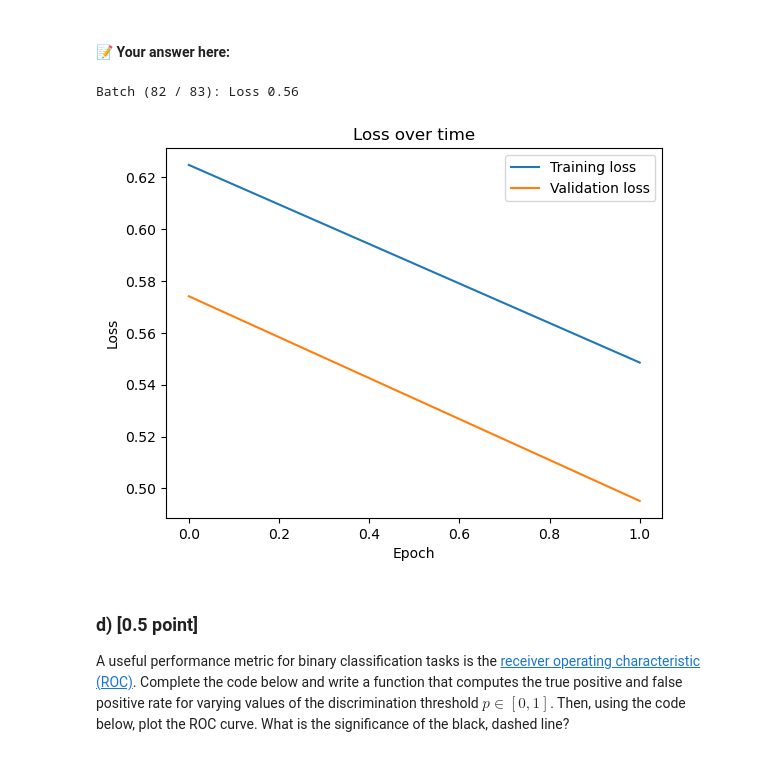
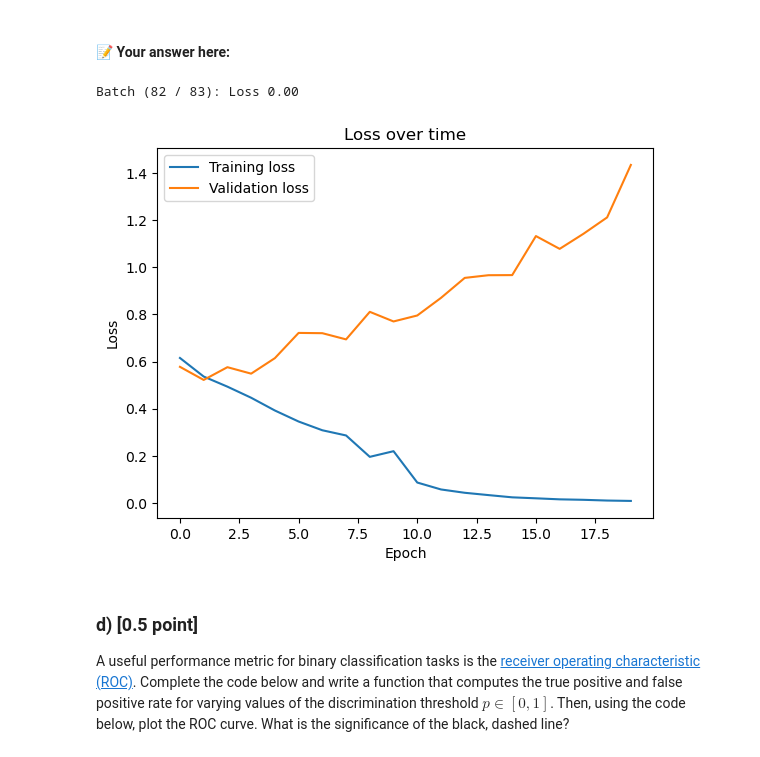
Before and after one commit to maximiliann97/TDA233-Algoritms-ML, a Jupyter notebook: HW3_2023.ipynb, the cells around one changed output. Drawn from its saved outputs; the diff is of its cells as text; code cells hidden in the pictures.

```diff
--- a/HW3_2023.ipynb
+++ b/HW3_2023.ipynb
@@ -781,32 +781,32 @@ Train the neural network for at least 10 epochs, then reduce the learning rate a
 # %%
 import matplotlib.pyplot as plt
 
 input_features = 3*128*128
-width = 512
+width = 454
 model = FullyConnected(input_features, width)
 optimizer = GradientDescent(model.parameters(), learning_rate=0.05)
-nEpochs = 2
+nEpochs = 20
 
 train_list = []
 validation_list = []
 
 for epoch in range(nEpochs):
     training_loss, validation_loss = train_epoch(training_loader_catsndogs, validation_loader_catsndogs, model, loss, optimizer, device)
     if epoch==9:
         optimizer = GradientDescent(model.parameters(), learning_rate=0.01)
     train_list.append(training_loss)
     validation_list.append(validation_loss)
 
 plt.plot(train_list)
 plt.plot(validation_list)
 plt.title('Loss over time')
 plt.legend(['Training loss', 'Validation loss'])
 plt.xlabel('Epoch')
 plt.ylabel('Loss')
 plt.show()
 # %% [output]
-Batch (82 / 83): Loss 0.56
+Batch (82 / 83): Loss 0.00
-[figure, old version]
+[figure, new version]
 # %% [markdown]
 ### d) [0.5 point]
 
```
Also changed, not shown: parts of 6 cells of this notebook.
